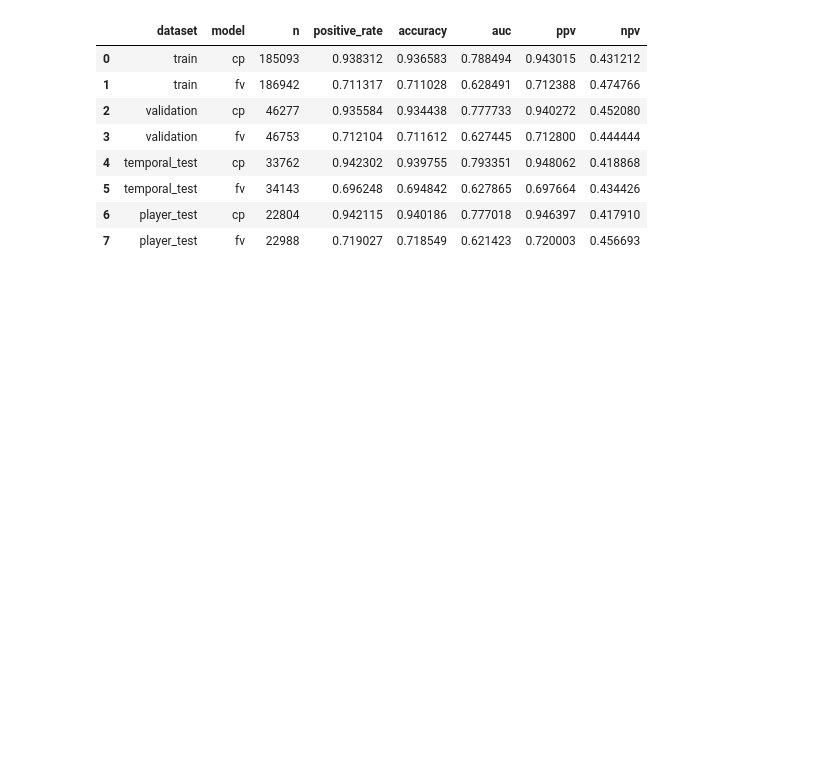
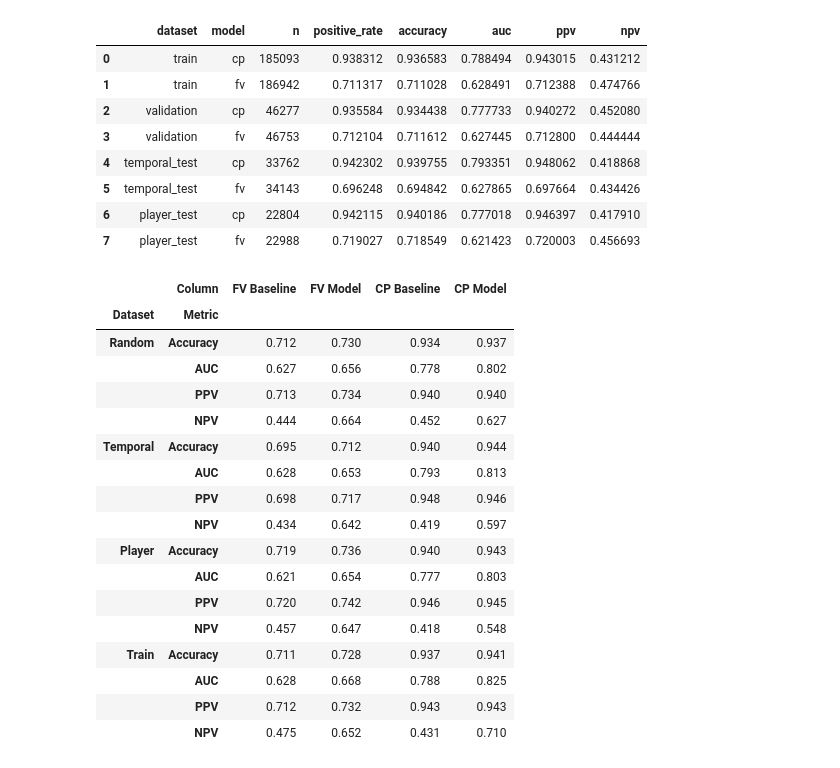
Before and after one commit to Tttaussig33/frisbee-analytics, a Jupyter notebook: notebooks/04_train_baseline_models.ipynb, the cells around one changed output. Drawn from its saved outputs; the diff is of its cells as text; code cells hidden in the pictures; blank space fills up the shorter version.

Commit message:
Generate model outputs

```diff
--- a/notebooks/04_train_baseline_models.ipynb
+++ b/notebooks/04_train_baseline_models.ipynb
@@ -187,3 +187,36 @@ baseline_results
 | 5 | temporal_test | fv | 34143 | 0.696248 | 0.694842 | 0.627865 | 0.697664 | 0.434426 |
 | 6 | player_test | cp | 22804 | 0.942115 | 0.940186 | 0.777018 | 0.946397 | 0.417910 |
 | 7 | player_test | fv | 22988 | 0.719027 | 0.718549 | 0.621423 | 0.720003 | 0.456693 |
+# %%
+from ufa import train_xgboost_etv_models_from_split
+
+xgb_bundle = train_xgboost_etv_models_from_split(splits)
+# %%
+from ufa import compare_model_bundles, format_model_performance_table
+
+comparison = compare_model_bundles(
+    {"logistic": baseline_bundle, "xgboost": xgb_bundle},
+    splits,
+)
+
+paper_table = format_model_performance_table(comparison)
+paper_table
+# %% [output]
+|  | Column | FV Baseline | FV Model | CP Baseline | CP Model |
+| Dataset | Metric |  |  |  |  |
+| Random | Accuracy | 0.712 | 0.730 | 0.934 | 0.937 |
+|  | AUC | 0.627 | 0.656 | 0.778 | 0.802 |
+|  | PPV | 0.713 | 0.734 | 0.940 | 0.940 |
+|  | NPV | 0.444 | 0.664 | 0.452 | 0.627 |
+| Temporal | Accuracy | 0.695 | 0.712 | 0.940 | 0.944 |
+|  | AUC | 0.628 | 0.653 | 0.793 | 0.813 |
+|  | PPV | 0.698 | 0.717 | 0.948 | 0.946 |
+|  | NPV | 0.434 | 0.642 | 0.419 | 0.597 |
+| Player | Accuracy | 0.719 | 0.736 | 0.940 | 0.943 |
+|  | AUC | 0.621 | 0.654 | 0.777 | 0.803 |
+|  | PPV | 0.720 | 0.742 | 0.946 | 0.945 |
+|  | NPV | 0.457 | 0.647 | 0.418 | 0.548 |
+| Train | Accuracy | 0.711 | 0.728 | 0.937 | 0.941 |
+|  | AUC | 0.628 | 0.668 | 0.788 | 0.825 |
+|  | PPV | 0.712 | 0.732 | 0.943 | 0.943 |
+|  | NPV | 0.475 | 0.652 | 0.431 | 0.710 |
```
Also changed, not shown: parts of 1 cell of this notebook, 8 other files.
